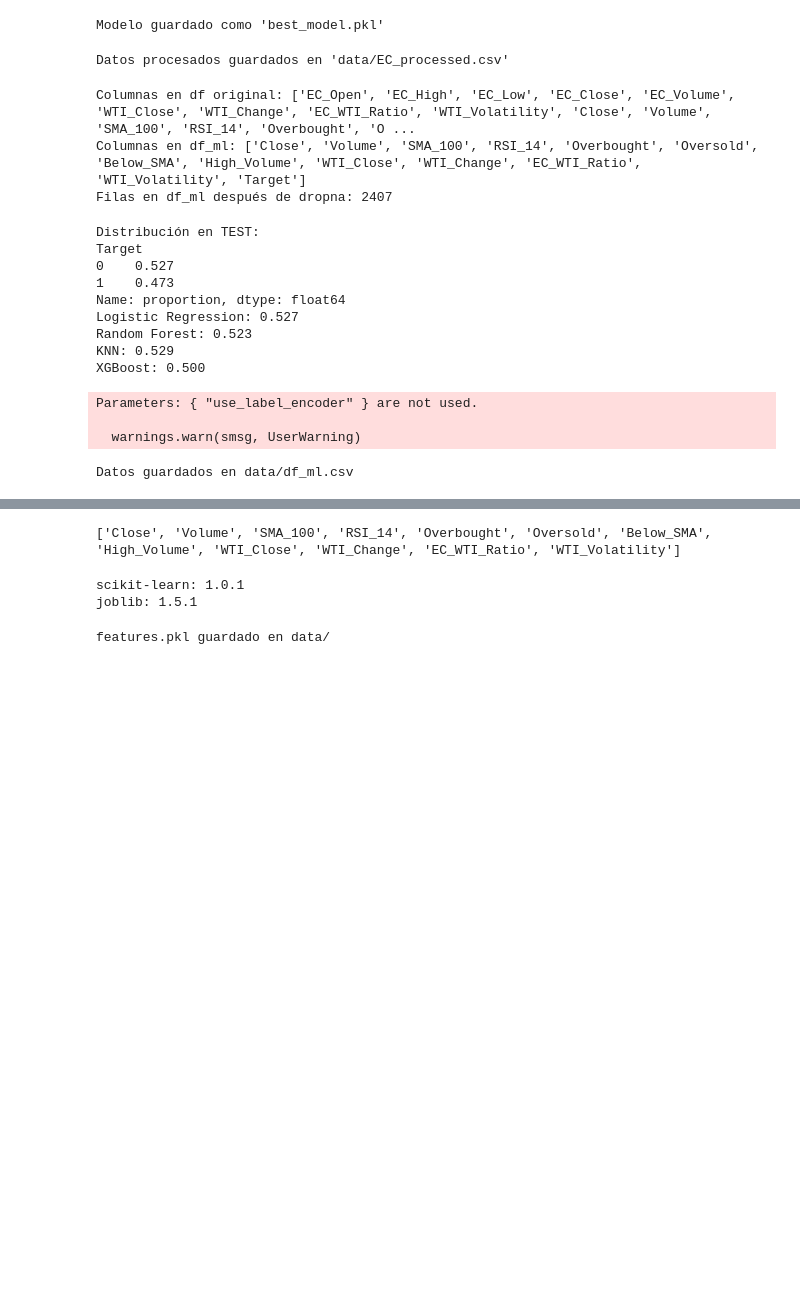
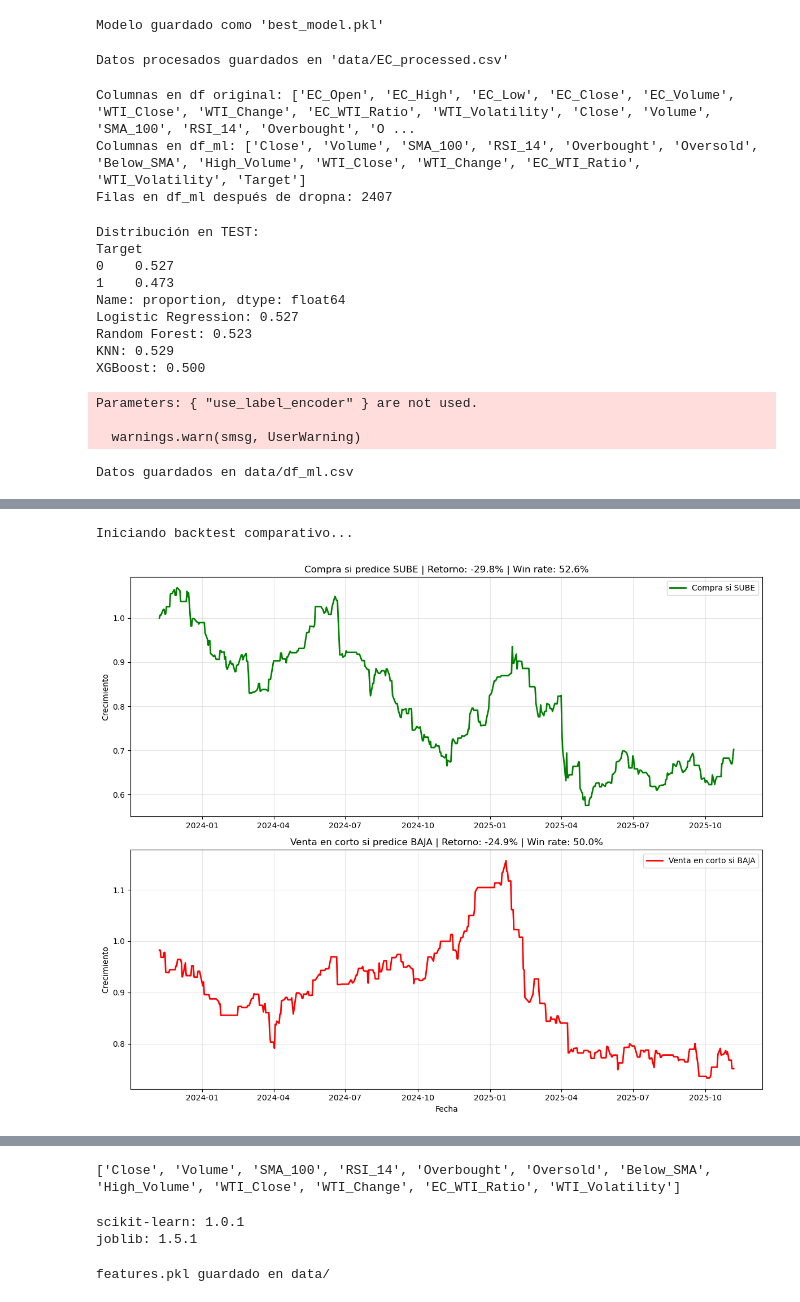
Before and after one commit to Rasosa31/stock_prediction_model, a Jupyter notebook: stock_pred.ipynb, the cells around one changed output, grey strips where cells are left out. Cells and saved outputs as stored; diff of their text form; code cells hidden in the pictures; blank space fills up the shorter version.

```diff
--- a/stock_pred.ipynb
+++ b/stock_pred.ipynb
@@ -305,0 +364,77 @@ Datos guardados en data/df_ml.csv
+# %%
+# ===============================================
+# BACKTEST 2 AÑOS: COMPRA vs VENTA EN CORTO
+# ===============================================
+
+import matplotlib.pyplot as plt
+print("Iniciando backtest comparativo...")
+
+# --- PREPARAR DATOS ---
+df_backtest = df.copy()
+df_backtest = df_backtest.sort_index()
+end_date = df_backtest.index[-1]
+start_date = end_date - pd.Timedelta(days=730)
+df_backtest = df_backtest[df_backtest.index >= start_date].copy()
+
+df_backtest = df_backtest.dropna(subset=['prediction', 'Tomorrow_Close', 'EC_Close'])
+df_backtest['daily_return'] = (df_backtest['Tomorrow_Close'] - df_backtest['EC_Close']) / df_backtest['EC_Close']
+
+# --- ESTRATEGIA 1: COMPRA SI PREDICE SUBE ---
+df_backtest['compra_return'] = np.where(df_backtest['prediction'] == 0, df_backtest['daily_return'], 0)
+
+trades_compra = df_backtest[df_backtest['prediction'] == 0]
+win_compra = len(trades_compra[trades_compra['daily_return'] > 0])
+win_rate_compra = win_compra / len(trades_compra) if len(trades_compra) > 0 else 0
+total_compra = (1 + df_backtest['compra_return']).prod() - 1
+
+# --- ESTRATEGIA 2: VENTA EN CORTO SI PREDICE BAJA ---
+df_backtest['venta_return'] = np.where(df_backtest['prediction'] == 1, -df_backtest['daily_return'], 0)
+
+trades_venta = df_backtest[df_backtest['prediction'] == 1]
+win_venta = len(trades_venta[trades_venta['daily_return'] < 0])
+win_rate_venta = win_venta / len(trades_venta) if len(trades_venta) > 0 else 0
+total_venta = (1 + df_backtest['venta_return']).prod() - 1
+
+# --- GRÁFICAS ---
+fig, (ax1, ax2) = plt.subplots(2, 1, figsize=(12, 10))
+
+# Compra
+cum_compra = (1 + df_backtest['compra_return']).cumprod()
+ax1.plot(cum_compra, label='Compra si SUBE', color='green', linewidth=2)
+ax1.set_title(f'Compra si predice SUBE | Retorno: {total_compra:.1%} | Win rate: {win_rate_compra:.1%}')
+ax1.set_ylabel('Crecimiento')
+ax1.legend()
+ax1.grid(True, alpha=0.3)
+
+# Venta
+cum_venta = (1 + df_backtest['venta_return']).cumprod()
+ax2.plot(cum_venta, label='Venta en corto si BAJA', color='red', linewidth=2)
+ax2.set_title(f'Venta en corto si predice BAJA | Retorno: {total_venta:.1%} | Win rate: {win_rate_venta:.1%}')
+ax2.set_ylabel('Crecimiento')
+ax2.set_xlabel('Fecha')
+ax2.legend()
+ax2.grid(True, alpha=0.3)
+
+plt.tight_layout()
+plt.show()
+
+# --- TABLA FINAL ---
+# --- TABLA FINAL ---
+print("\n" + "="*70)
+print("BACKTEST COMPARATIVO - ECOPETROL")
+print("="*70)
+
+# Formatear valores ANTES
+win_rate_compra_str = f"{win_rate_compra:.1%}"
+win_rate_venta_str = f"{win_rate_venta:.1%}"
+total_compra_str = f"{total_compra:.1%}"
+total_venta_str = f"{total_venta:.1%}"
+
+print(f"{'Estrategia':<25} {'Trades':<8} {'Win rate':<10} {'Retorno total'}")
+print("-"*70)
+print(f"{'Compra si SUBE':<25} {len(trades_compra):<8} {win_rate_compra_str:<10} {total_compra_str}")
+print(f"{'Venta si BAJA':<25} {len(trades_venta):<8} {win_rate_venta_str:<10} {total_venta_str}")
+print("="*70)
+# %% [output]
+Iniciando backtest comparativo...
+[figure, added]
```
Also changed, not shown: parts of 6 cells of this notebook.
